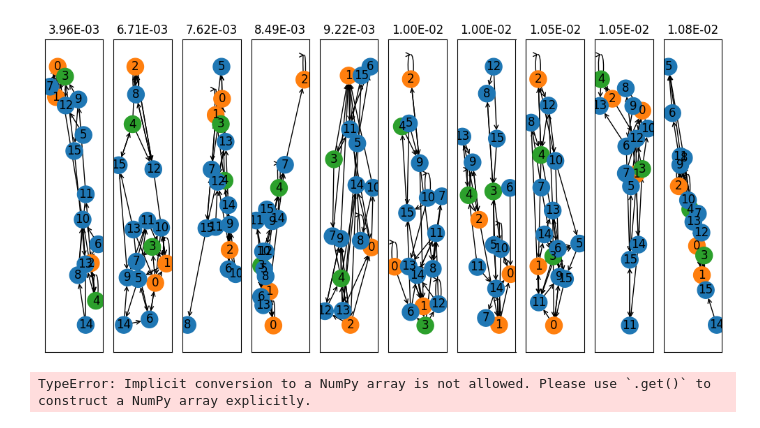
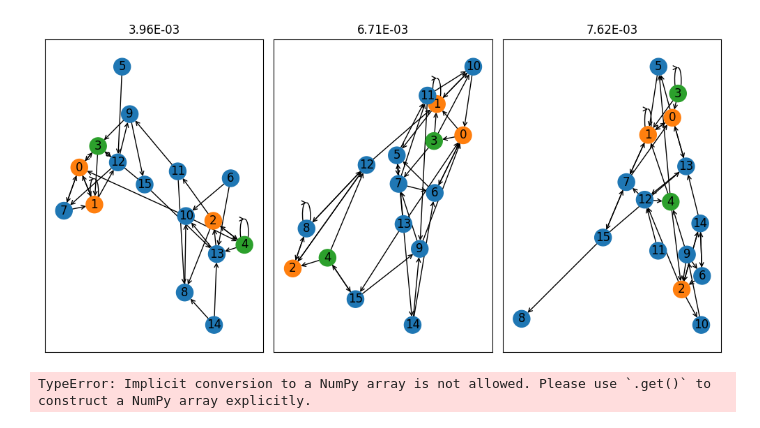
Before and after one commit to trevormccrt/gpuaffman_networks, a Jupyter notebook: genetics/analysis/sequential_and_task_results.ipynb, the cells around one changed output. Cells and saved outputs as stored; diff of their text form; code cells hidden in the pictures.

```diff
--- a/genetics/analysis/sequential_and_task_results.ipynb
+++ b/genetics/analysis/sequential_and_task_results.ipynb
@@ -31,25 +31,25 @@ graphs = [general_network_visualization.influence_graph_from_ragged_spec(f[0, :,
 # %%
 import importlib
 importlib.reload(general_network_visualization)
-best_to_plot = 10
+best_to_plot = 3
 to_plot = graphs[:best_to_plot]
 fig, axs = plt.subplots(ncols=len(to_plot), figsize=(10,5))
 node_colors = ["C0"] * int(N)
 node_colors[0] = "C1"
 node_colors[1] = "C1"
 node_colors[2] = "C1"
 node_colors[3] = "C2"
 node_colors[4] = "C2"
 
 
 
 for g, ax, err in zip(graphs, axs, sorted_perfs[:best_to_plot]):
     pos = nx.spring_layout(g, iterations=100)
     general_network_visualization.plot_network_directed(g, pos, ax, node_colors)
     ax.set_title("{:.2E}".format(err))
 fig.tight_layout()
 # %% [output]
-[figure, old version]
+[figure, new version]
 # %%
 influence = analysis_util.compute_influence(best_functions[:2, 0, ...])
 # %% [output]
```
Also changed, not shown: parts of 2 cells of this notebook, 2 other files.
